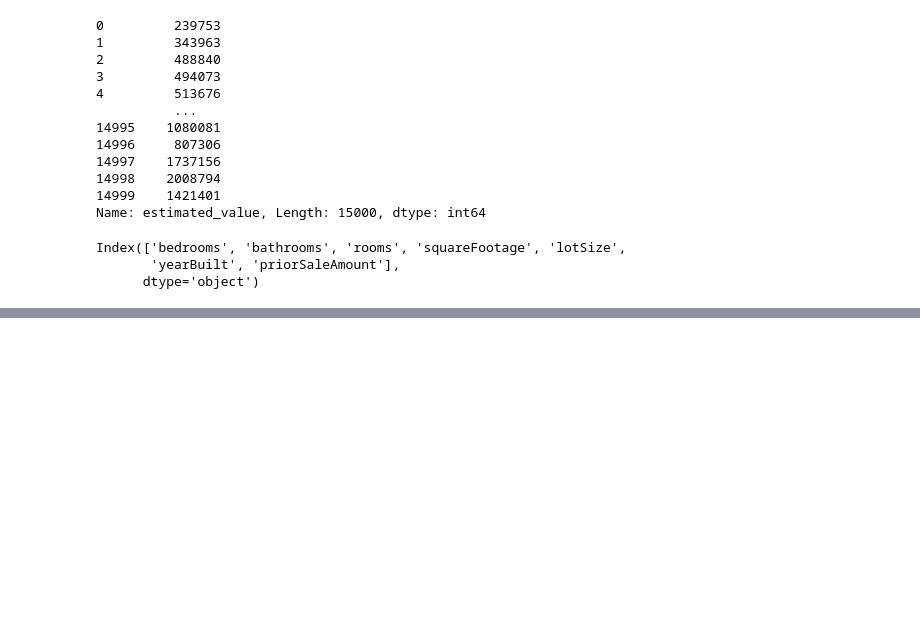
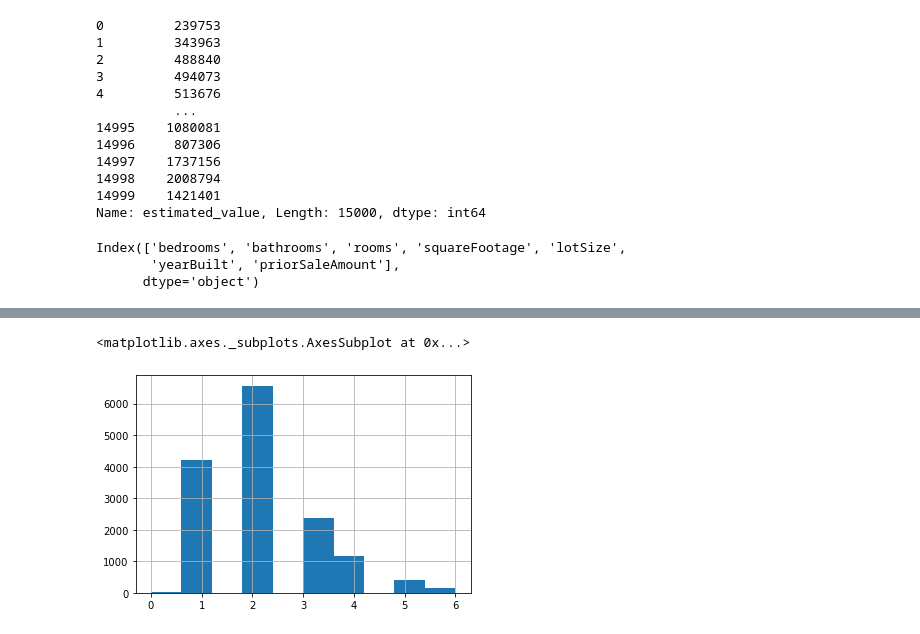
Before and after one commit to alwinruby/pirple_data_mining, a Jupyter notebook: DataMiningFundementals/datamining.ipynb, the cells around one changed output, grey strips where cells are left out. Saved outputs shown, nothing was run; the diff lists cells and outputs as text; code cells hidden in the pictures; blank space fills up the shorter version.

Commit message:
dropping bathrooms

```diff
--- a/DataMiningFundementals/datamining.ipynb
+++ b/DataMiningFundementals/datamining.ipynb
@@ -456,0 +482,7 @@ std: 1.1662788442928953
+# %%
+X2=X[(X.bedrooms<7) & (X.bathrooms< 7)   ] #drop
+# %%
+X2.bathrooms.hist()
+# %% [output]
+<matplotlib.axes._subplots.AxesSubplot at 0x...>
+[figure, added]
```
Also changed, not shown: parts of 1 cell of this notebook.
